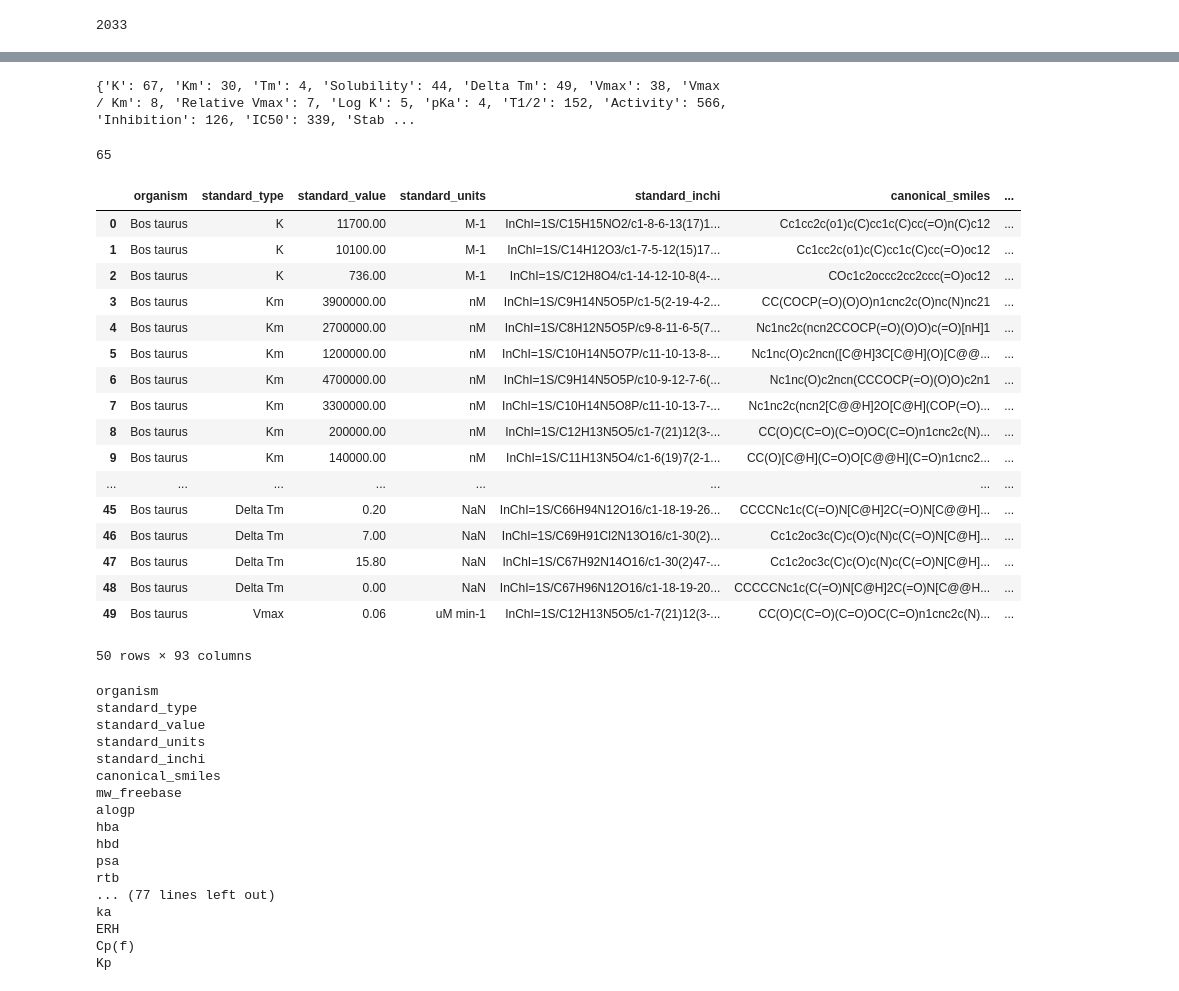
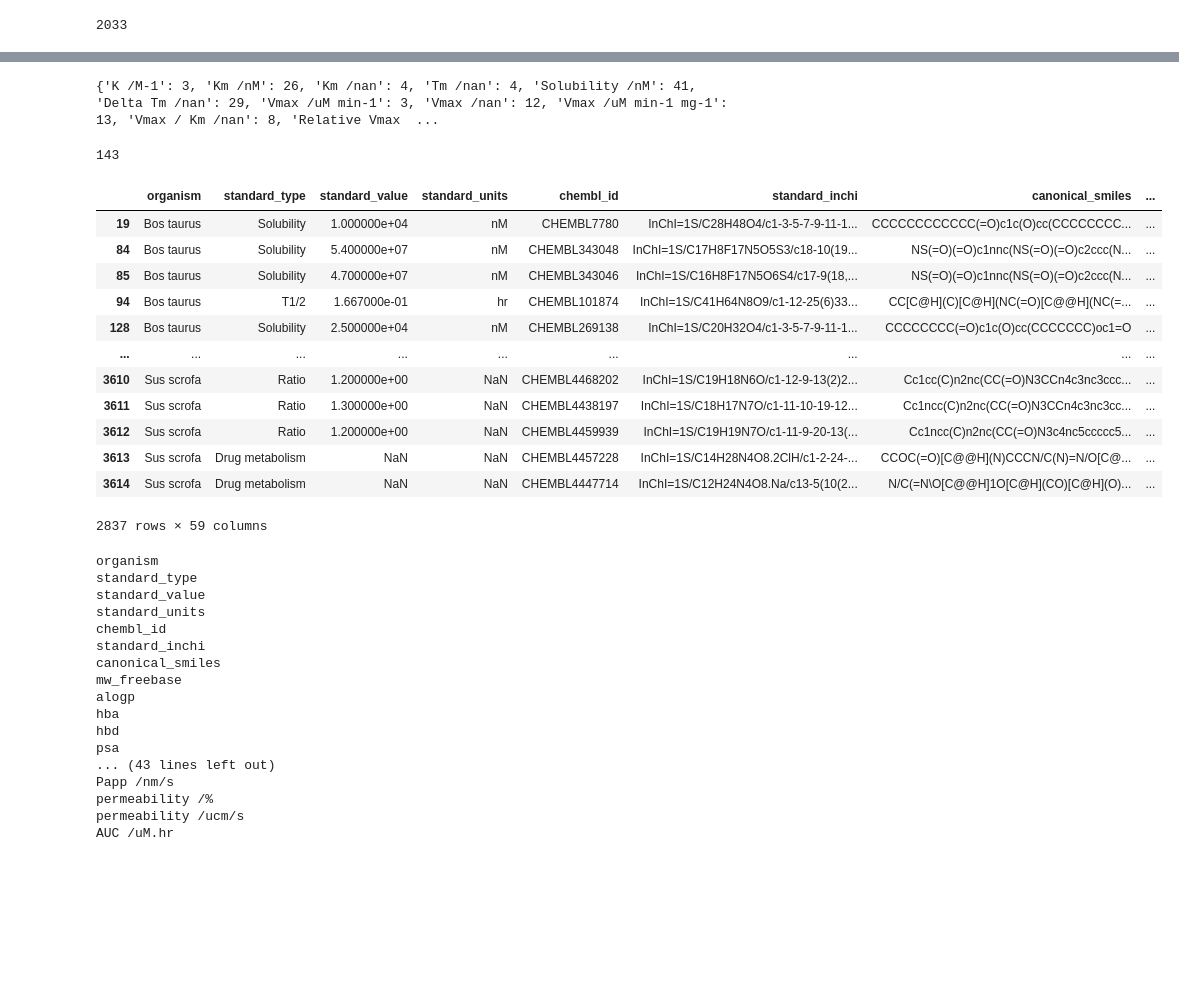
Before and after one commit to Cargill-Capstone2021/ADME-modeling-for-Cargill, a Jupyter notebook: working/data_preparation.ipynb, the cells around one changed output, grey strips where cells are left out. Saved outputs shown, nothing was run; the diff lists cells and outputs as text; code cells hidden in the pictures; blank space fills up the shorter version.

```diff
--- a/working/data_preparation.ipynb
+++ b/working/data_preparation.ipynb
@@ -48,7 +48,7 @@ len(seen)
 {31974: 1, 32044: 1, 1063: 1, 23765: 2, 372430: 2, 506697: 2, 22790: 2, 702231: 2, 220791: 2, 276929: 4, 1503613: 2, 1384950: 2, 1384141: 2, 221220: 2, 442943: 2, 1543597: 2, 1546837: 1, 2707: 3, 6277 ...
 2033
 # %%
-df_cattle = df_cattle.drop(columns=['assay_type', 'target_type', 'tax_id', 'molregno', 'molregno.1', 'chembl_id',
+df_cattle = df_cattle.drop(columns=['assay_type', 'target_type', 'tax_id', 'molregno', 'molregno.1',
                                     'structure_type', 'molecule_type', 'chirality', 'natural_product', 'relation',
                                     'standard_relation', 'type', 'value', 'units'])
 df_cattle
@@ -69,7 +69,7 @@ df_cattle
 # %%
 seen = {}
 for index, row in df_cattle.iterrows():
-    act_type = str(row['standard_type'])# + ' /' + str(row['standard_units'])
+    act_type = str(row['standard_type']) + ' /' + str(row['standard_units'])
     if act_type not in seen:
         seen[act_type] = 1
     else:
@@ -78,5 +78,5 @@ for index, row in df_cattle.iterrows():
 print(seen)
 len(seen)
 # %% [output]
-{'K': 67, 'Km': 30, 'Tm': 4, 'Solubility': 44, 'Delta Tm': 49, 'Vmax': 38, 'Vmax / Km': 8, 'Relative Vmax': 7, 'Log K': 5, 'pKa': 4, 'T1/2': 152, 'Activity': 566, 'Inhibition': 126, 'IC50': 339, 'Stab ...
+{'K /M-1': 3, 'Km /nM': 26, 'Km /nan': 4, 'Tm /nan': 4, 'Solubility /nM': 41, 'Delta Tm /nan': 29, 'Vmax /uM min-1': 3, 'Vmax /nan': 12, 'Vmax /uM min-1 mg-1': 13, 'Vmax / Km /nan': 8, 'Relative Vmax  ...
-65
+143
@@ -95,33 +83,48 @@ header_list = ['K /M-1', 'Km /nM', 'Solubility /nM', 'Delta Tm /nan', 'Vmax /uM
+# %%
+#trying to unify the units.
+header_list = ['Solubility /nM', 'T1/2 /hr',
+               'Activity /%', 'Activity /nan', 'Activity /ug ml-1',
+               'IC50 /nM', 'LD50 /uM', 'ED50 /ug ml-1',
+               'F /%', 'Cmax /nM', 'Cmax /ug.mL-1', 'Tmax /hr'
+               'Inhibition /%',
+               'Drug metabolism /%', 'Drug metabolism /nan',
+               'Drug uptake /nan', 'Drugexcretion /%',
+               'PPB /%', 'PPB /nan',
+               'Stabilty /nan', 'Stability /%', 'Stabilty /%',
+               'logKd /nan',
+               'Ratio /nan',
+               'Papp /ucm/s', "Papp /10'-6 cm/s", 'permeability /pmol/s', 'Papp /nm/s', 'permeability /%',
+               'permeability /ucm/s',
+               'AUC /uM.hr']
 # %%
-header_list = list(seen.keys())
+#header_list = list(seen.keys())
 # %%
 for i in header_list:
         df_cattle[i] = np.nan
 
 for index, row in df_cattle.iterrows():
-    column = row['standard_type']
-    df_cattle.loc[index, column] = row['standard_value']
+    act_type = str(row['standard_type']) + ' /' + str(row['standard_units'])
+    if act_type in header_list:
+        header = act_type
+        df_cattle.loc[index, header] = row['standard_value']
+    else:
+        df_cattle = df_cattle.drop([index])
 
-df_cattle.head(n=50)
+df_cattle
 # %% [output]
-|  | organism | standard_type | standard_value | standard_units | standard_inchi | canonical_smiles | ... |
-| 0 | Bos taurus | K | 11700.00 | M-1 | InChI=1S/C15H15NO2/c1-8-6-13(17)1... | Cc1cc2c(o1)c(C)cc1c(C)cc(=O)n(C)c12 | ... |
-| 1 | Bos taurus | K | 10100.00 | M-1 | InChI=1S/C14H12O3/c1-7-5-12(15)17... | Cc1cc2c(o1)c(C)cc1c(C)cc(=O)oc12 | ... |
-| 2 | Bos taurus | K | 736.00 | M-1 | InChI=1S/C12H8O4/c1-14-12-10-8(4-... | COc1c2occc2cc2ccc(=O)oc12 | ... |
-| 3 | Bos taurus | Km | 3900000.00 | nM | InChI=1S/C9H14N5O5P/c1-5(2-19-4-2... | CC(COCP(=O)(O)O)n1cnc2c(O)nc(N)nc21 | ... |
-| 4 | Bos taurus | Km | 2700000.00 | nM | InChI=1S/C8H12N5O5P/c9-8-11-6-5(7... | Nc1nc2c(ncn2CCOCP(=O)(O)O)c(=O)[nH]1 | ... |
-| 5 | Bos taurus | Km | 1200000.00 | nM | InChI=1S/C10H14N5O7P/c11-10-13-8-... | Nc1nc(O)c2ncn([C@H]3C[C@H](O)[C@@... | ... |
-| 6 | Bos taurus | Km | 4700000.00 | nM | InChI=1S/C9H14N5O5P/c10-9-12-7-6(... | Nc1nc(O)c2ncn(CCCOCP(=O)(O)O)c2n1 | ... |
-| 7 | Bos taurus | Km | 3300000.00 | nM | InChI=1S/C10H14N5O8P/c11-10-13-7-... | Nc1nc2c(ncn2[C@@H]2O[C@H](COP(=O)... | ... |
-| 8 | Bos taurus | Km | 200000.00 | nM | InChI=1S/C12H13N5O5/c1-7(21)12(3-... | CC(O)C(C=O)(C=O)OC(C=O)n1cnc2c(N)... | ... |
-| 9 | Bos taurus | Km | 140000.00 | nM | InChI=1S/C11H13N5O4/c1-6(19)7(2-1... | CC(O)[C@H](C=O)O[C@@H](C=O)n1cnc2... | ... |
-| ... | ... | ... | ... | ... | ... | ... | ... |
-| 45 | Bos taurus | Delta Tm | 0.20 | NaN | InChI=1S/C66H94N12O16/c1-18-19-26... | CCCCNc1c(C(=O)N[C@H]2C(=O)N[C@@H]... | ... |
-| 46 | Bos taurus | Delta Tm | 7.00 | NaN | InChI=1S/C69H91Cl2N13O16/c1-30(2)... | Cc1c2oc3c(C)c(O)c(N)c(C(=O)N[C@H]... | ... |
-| 47 | Bos taurus | Delta Tm | 15.80 | NaN | InChI=1S/C67H92N14O16/c1-30(2)47-... | Cc1c2oc3c(C)c(O)c(N)c(C(=O)N[C@H]... | ... |
-| 48 | Bos taurus | Delta Tm | 0.00 | NaN | InChI=1S/C67H96N12O16/c1-18-19-20... | CCCCCNc1c(C(=O)N[C@H]2C(=O)N[C@@H... | ... |
-| 49 | Bos taurus | Vmax | 0.06 | uM min-1 | InChI=1S/C12H13N5O5/c1-7(21)12(3-... | CC(O)C(C=O)(C=O)OC(C=O)n1cnc2c(N)... | ... |
+|  | organism | standard_type | standard_value | standard_units | chembl_id | standard_inchi | canonical_smiles | ... |
+| 19 | Bos taurus | Solubility | 1.000000e+04 | nM | CHEMBL7780 | InChI=1S/C28H48O4/c1-3-5-7-9-11-1... | CCCCCCCCCCCC(=O)c1c(O)cc(CCCCCCCC... | ... |
+| 84 | Bos taurus | Solubility | 5.400000e+07 | nM | CHEMBL343048 | InChI=1S/C17H8F17N5O5S3/c18-10(19... | NS(=O)(=O)c1nnc(NS(=O)(=O)c2ccc(N... | ... |
+| 85 | Bos taurus | Solubility | 4.700000e+07 | nM | CHEMBL343046 | InChI=1S/C16H8F17N5O6S4/c17-9(18,... | NS(=O)(=O)c1nnc(NS(=O)(=O)c2ccc(N... | ... |
+| 94 | Bos taurus | T1/2 | 1.667000e-01 | hr | CHEMBL101874 | InChI=1S/C41H64N8O9/c1-12-25(6)33... | CC[C@H](C)[C@H](NC(=O)[C@@H](NC(=... | ... |
+| 128 | Bos taurus | Solubility | 2.500000e+04 | nM | CHEMBL269138 | InChI=1S/C20H32O4/c1-3-5-7-9-11-1... | CCCCCCCC(=O)c1c(O)cc(CCCCCCC)oc1=O | ... |
+| ... | ... | ... | ... | ... | ... | ... | ... | ... |
+| 3610 | Sus scrofa | Ratio | 1.200000e+00 | NaN | CHEMBL4468202 | InChI=1S/C19H18N6O/c1-12-9-13(2)2... | Cc1cc(C)n2nc(CC(=O)N3CCn4c3nc3ccc... | ... |
+| 3611 | Sus scrofa | Ratio | 1.300000e+00 | NaN | CHEMBL4438197 | InChI=1S/C18H17N7O/c1-11-10-19-12... | Cc1ncc(C)n2nc(CC(=O)N3CCn4c3nc3cc... | ... |
+| 3612 | Sus scrofa | Ratio | 1.200000e+00 | NaN | CHEMBL4459939 | InChI=1S/C19H19N7O/c1-11-9-20-13(... | Cc1ncc(C)n2nc(CC(=O)N3c4nc5ccccc5... | ... |
+| 3613 | Sus scrofa | Drug metabolism | NaN | NaN | CHEMBL4457228 | InChI=1S/C14H28N4O8.2ClH/c1-2-24-... | CCOC(=O)[C@@H](N)CCCN/C(N)=N/O[C@... | ... |
+| 3614 | Sus scrofa | Drug metabolism | NaN | NaN | CHEMBL4447714 | InChI=1S/C12H24N4O8.Na/c13-5(10(2... | N/C(=N\O[C@@H]1O[C@H](CO)[C@H](O)... | ... |
-50 rows × 93 columns
+2837 rows × 59 columns
 # %%
 for i in df_cattle.columns:
     print(i)
@@ -130,6 +133,7 @@ organism
 standard_type
 standard_value
 standard_units
+chembl_id
 standard_inchi
 canonical_smiles
 mw_freebase
@@ -137,9 +141,8 @@ alogp
 hba
 hbd
 psa
-rtb
-... (77 lines left out)
-ka
-ERH
-Cp(f)
-Kp
+... (43 lines left out)
+Papp /nm/s
+permeability /%
+permeability /ucm/s
+AUC /uM.hr
```
Also changed, not shown: parts of 3 cells of this notebook.
